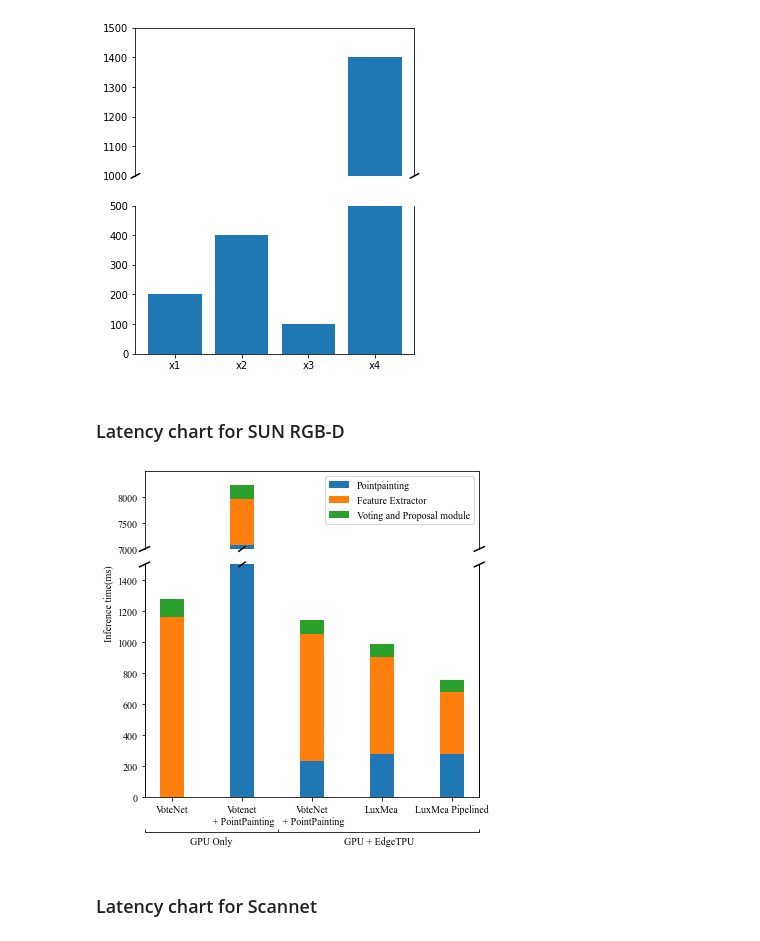
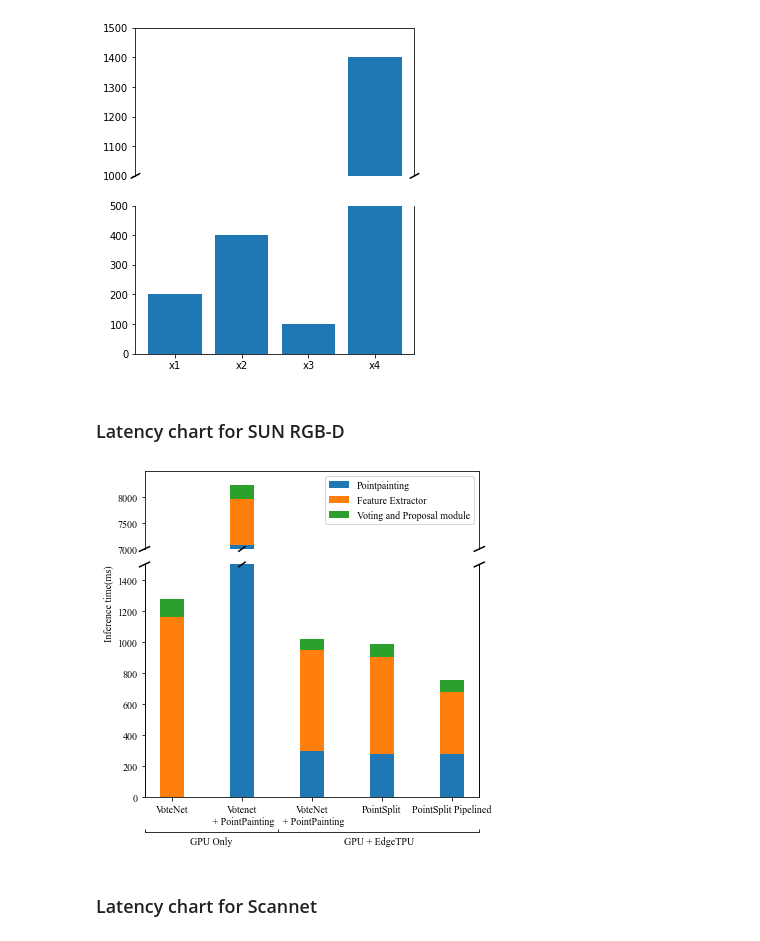
Before and after one commit to KeondoPark/votenet_tf, a Jupyter notebook: DistOfValues_Voting_Proposal.ipynb, the cells around one changed output. Cells and saved outputs as stored; diff of their text form; code cells hidden in the pictures.

```diff
--- a/DistOfValues_Voting_Proposal.ipynb
+++ b/DistOfValues_Voting_Proposal.ipynb
@@ -732,2 +729,0 @@ plt.rcParams["font.family"] = 'Times New Roman'
-# %% [markdown]
-### Latency chart for SUN RGB-D
@@ -734,9 +732,11 @@ plt.rcParams["font.family"] = 'Times New Roman'
+# %% [markdown]
+### Latency chart for SUN RGB-D
 # %%
-labels = ['VoteNet', 'Votenet\n + PointPainting', 'VoteNet\n + PointPainting', 'LuxMea', 'LuxMea Pipelined']
-pointpainting = [0, 7072, 233, 280, 282]
-FeatureExtractor = [1164, 901, 817, 625, 395]
-VotingProposal_bottom = [1164,7974,1051,905,677]
-VotingProposal = [112,268,93,85,82]
+labels = ['VoteNet', 'Votenet\n + PointPainting', 'VoteNet\n + PointPainting', 'PointSplit', 'PointSplit Pipelined']
+pointpainting = [0, 7072, 299, 280, 282]
+FeatureExtractor = [1164, 901, 650, 625, 395]
+VotingProposal_bottom = [1164,7974,948,905,677]
+VotingProposal = [112,268,72,85,82]
 #women_std = [3, 5, 2, 3, 3]
 width = 0.35       # the width of the bars: can also be len(x) sequence
 
@@ -784,34 +784,34 @@ for b1, b2 in zip(bars1, bars2):
         ax2.plot((posx-3*d, posx+3*d), (1 - 2/3*d, 1 + 2/3*d), color='k', clip_on=False,
                  transform=ax2.get_xaxis_transform())
     if b1.get_height() > ts:
         ax1.plot((posx-3*d, posx+3*d), (- 2*d, + 2*d), color='k', clip_on=False,
                  transform=ax1.get_xaxis_transform())
 
 
 ax2.set_ylabel('Inference time(ms)',loc="top", **{'fontname':'Times New Roman'})
 #ax1.set_title('Inference time comparison', **{'fontname':'Times New Roman'})
 ax1.legend()
 
 # Second X-axis
 import matplotlib.ticker as ticker
 ax3 = ax2.twiny()
 
 ax3.spines["bottom"].set_position(("axes", -0.15))
 ax3.spines['top'].set_visible(False)
 ax3.tick_params('both', length=0, width=0, which='minor')
 ax3.tick_params('both', direction='in', which='major')
 ax3.xaxis.set_ticks_position("bottom")
 ax3.xaxis.set_label_position("bottom")
 
 ax3.set_xticks([0.0, 0.4, 1.0])
 ax3.xaxis.set_major_formatter(ticker.NullFormatter())
 ax3.xaxis.set_minor_locator(ticker.FixedLocator([0.2, 0.7]))
 ax3.xaxis.set_minor_formatter(ticker.FixedFormatter(['GPU Only', 'GPU + EdgeTPU']))
 
 plt.savefig('figs/latency_plot_sunrgbd.pdf')
 plt.show()
 # %% [output]
-[figure, old version]
+[figure, new version]
-# %% [markdown]
-### Latency chart for Scannet
+# %% [markdown]
+### Latency chart for Scannet
 # %%
```
Also changed, not shown: parts of 15 cells of this notebook, 26 other files.
